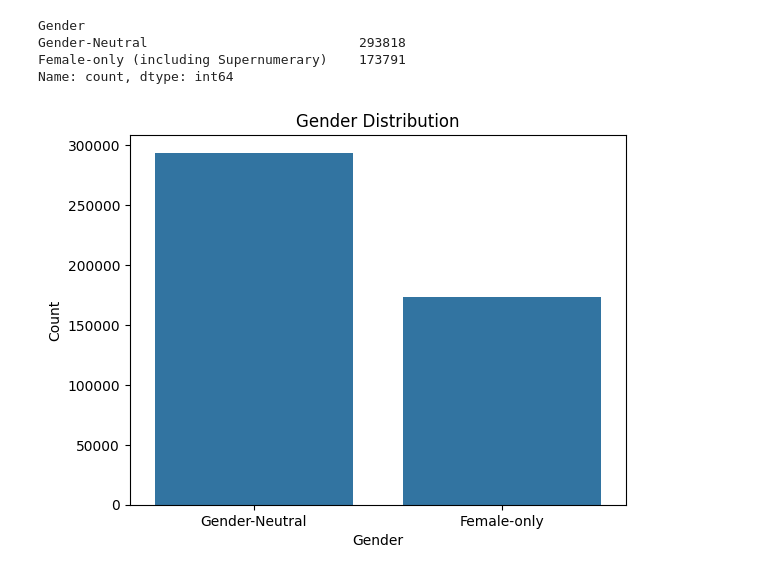
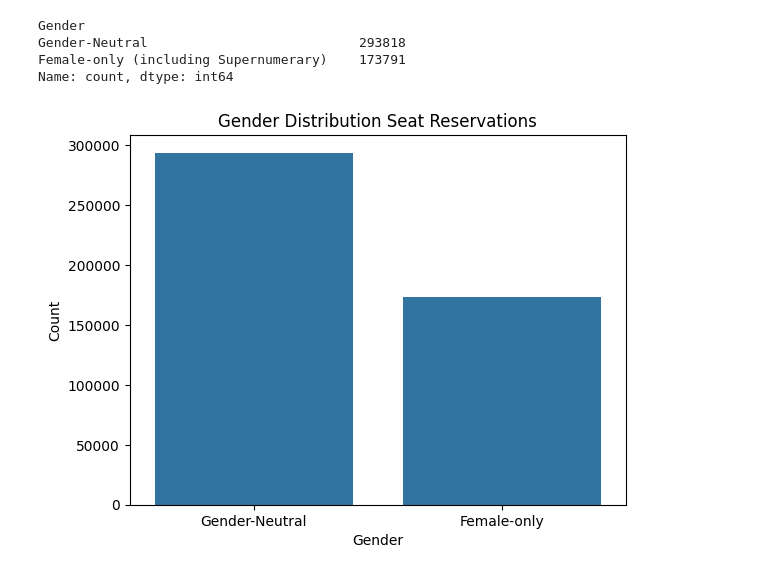
Before and after one commit to VashuTheGreat/JOSAA_RANK_PREDICTOR, a Jupyter notebook: notebooks/analysis.ipynb, the cells around one changed output. Saved outputs shown, nothing was run; the diff lists cells and outputs as text; code cells hidden in the pictures.

```diff
--- a/notebooks/analysis.ipynb
+++ b/notebooks/analysis.ipynb
@@ -109,13 +109,13 @@ data['Gender']=data['Gender'].replace({"Female-only (including Supernumerary)":"
 # %%
 gender_counts = data['Gender'].value_counts().reset_index(name='count')
 gender_counts = data['Gender'].value_counts().reset_index(name='count')
 sns.barplot(data=gender_counts, x='Gender', y='count')
-plt.title('Gender Distribution')
+plt.title('Gender Distribution Seat Reservations')
 plt.xlabel('Gender')
 plt.ylabel('Count')
 plt.show()
 # %% [output]
-[figure, old version]
+[figure, new version]
 # %%
 data
 # %% [output]
```
Also changed, not shown: parts of 39 cells of this notebook, 2 other files.
